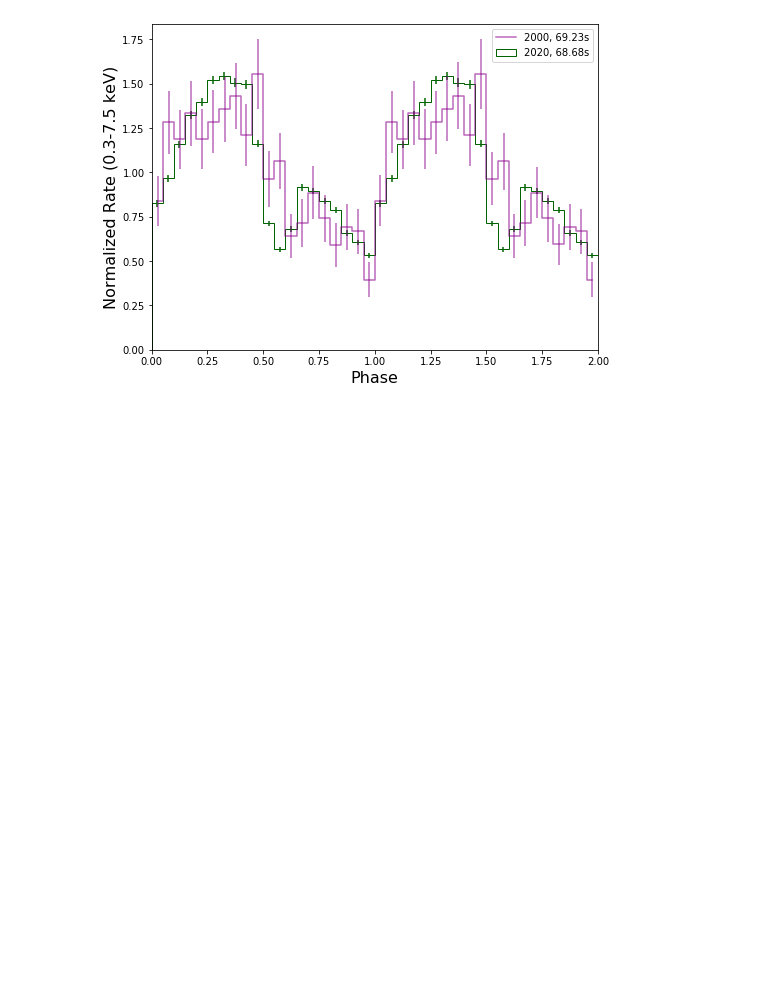
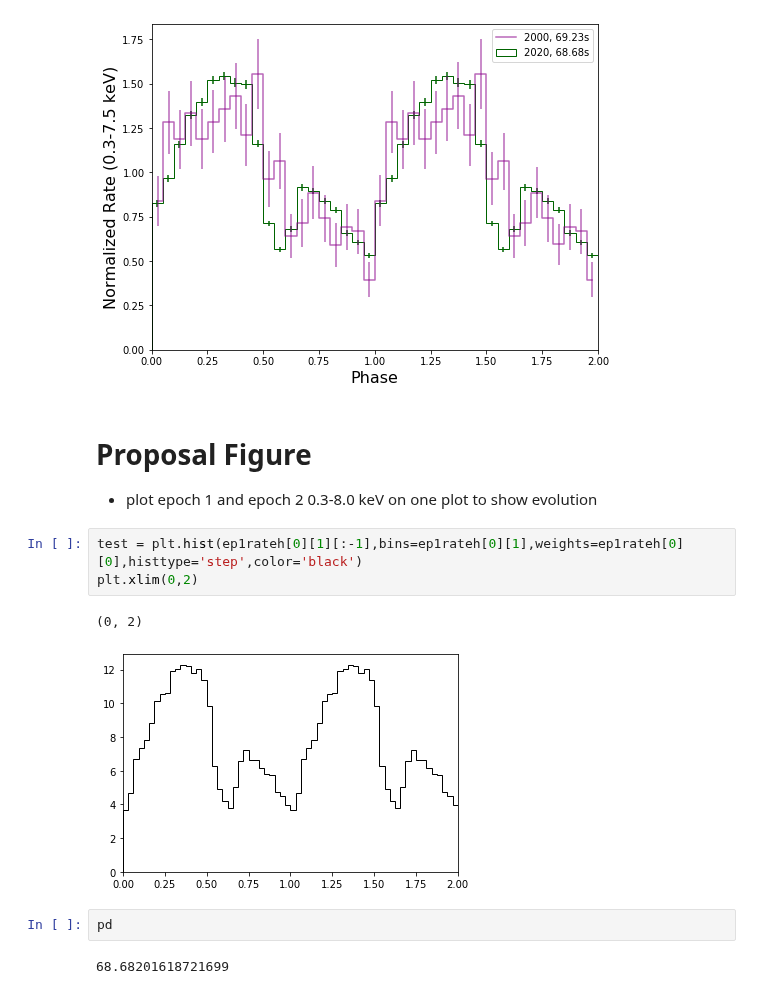
Before and after one commit to lenatreiber/LXP69.5, a Jupyter notebook: newNICER_LXP.ipynb, the cells around one changed output. Drawn from its saved outputs; the diff is of its cells as text; blank space fills up the shorter version.

```diff
--- a/newNICER_LXP.ipynb
+++ b/newNICER_LXP.ipynb
@@ -758,3 +524,16 @@ plt.ylabel('Normalized Rate (0.3-7.5 keV)',fontsize=16)
 sf('newpap')
 # %% [output]
 [figure]
+# %% [markdown]
+# Proposal Figure
+- plot epoch 1 and epoch 2 0.3-8.0 keV on one plot to show evolution
+# %%
+test = plt.hist(ep1rateh[0][1][:-1],bins=ep1rateh[0][1],weights=ep1rateh[0][0],histtype='step',color='black')
+plt.xlim(0,2)
+# %% [output]
+(0, 2)
+[figure, added]
+# %%
+pd
+# %% [output]
+68.68201618721699
```
Also changed, not shown: parts of 38 cells of this notebook, 1 other file.
